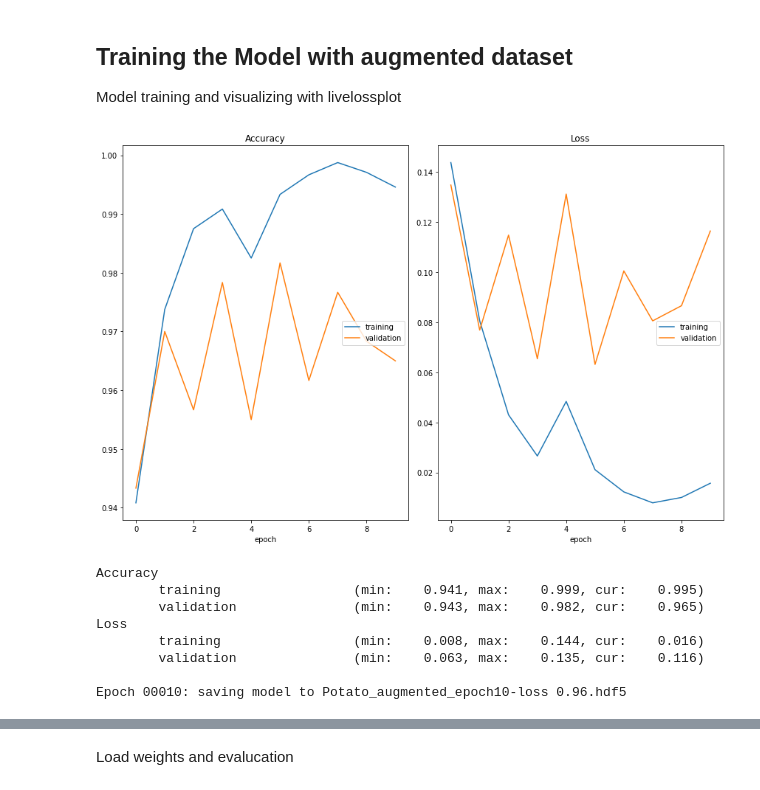
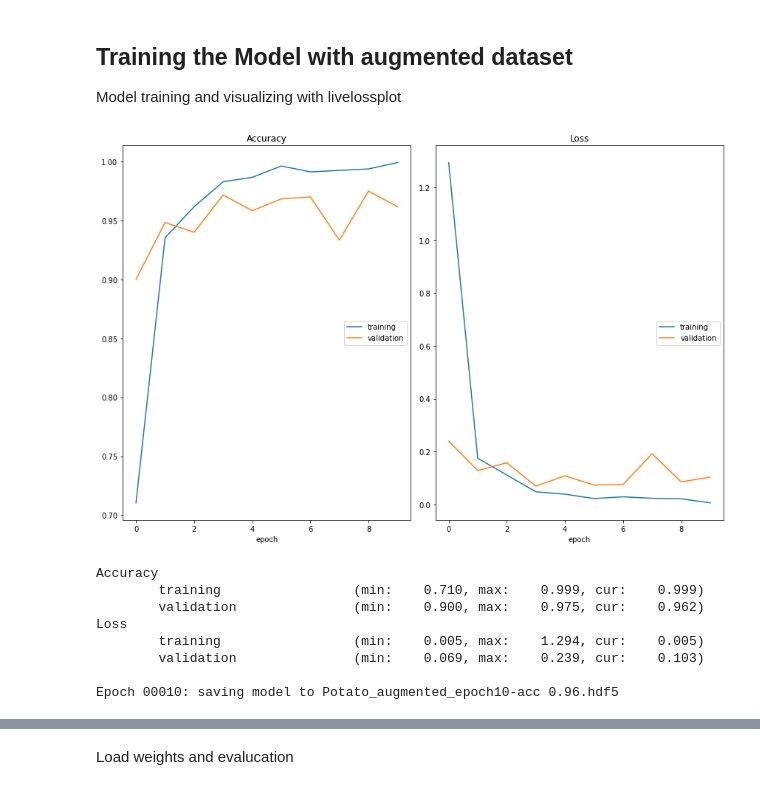
Before and after one commit to sayan0506/Agriculture-project-notes-and-references, a Jupyter notebook: Potato_Leaf_Classifer.ipynb, the cells around one changed output, grey strips where cells are left out. Drawn from its saved outputs; the diff is of its cells as text; code cells hidden in the pictures.

```diff
--- a/Potato_Leaf_Classifer.ipynb
+++ b/Potato_Leaf_Classifer.ipynb
@@ -757,7 +757,7 @@ config = wandb.config # will be used to configure the experiment
 keras.backend.clear_session()
 
 # defining the optimizer
-optimizer = Adam(lr = 0.001)
+optimizer = Adam(config.learning_rate)
 model.compile(optimizer=optimizer, loss = loss_fn, metrics = ['acc'])
 # %% [output]
 Tracking run with wandb version 0.10.23
@@ -816,9 +815,14 @@ Epoch 4/10
 # %% [markdown]
 Load weights of best model and evaluate
 # %%
-weights_file_org = '/content/Potato_original_epoch09-acc 1.00.hdf5'
-model.load_weights(weights_file_org)
-evaluate_org = model.evaluate(x_test_original, y_test_original)
+#weights_file_org = '/content/Potato_original_epoch09-acc 1.00.hdf5'
+#model.load_weights(weights_file_org)
+loss_org, acc_org = model.evaluate(x_test_original, y_test_original)
 print('Model evaluation trained on original dataset\n')
-print(f'Original Test Loss: {evaluate_org[0]}, Accuracy: {evaluate_org[1]}')
+print(f'Original Test Loss: {loss_org}, Accuracy: {acc_org}')
+
+# wandb.log test analysis
+wandb.log({'Test error original set': round((1 - acc_org) * 100, 2)})
+
+run.join()
 # %% [output]
@@ -838,14 +842,17 @@ keras.backend.clear_session()
 model.load_weights('model_initial.h5')
 # %%
 history_augmented = model.fit(x = x_train_augmented, y = y_train_augmented, batch_size=batch_size, epochs = epochs, verbose = 1,
-        validation_data=(x_test_augmented, y_test_augmented), callbacks = [PlotLossesKeras(), mc_augmented, WandbCallback()])
+        validation_data=(x_test_augmented, y_test_augmented), callbacks = [PlotLossesKeras(), mc_augmented, WandbCallback(data_type='image',
+                                                                                       training_data = (x_train_augmented, y_train_augmented),
+                                                                                       validation_data = (x_test_augmented, y_test_augmented),
+                                                                                       labels = potato_classifiers)])
 # %% [output]
-[figure, old version]
+[figure, new version]
 Accuracy
-        training                 (min:    0.941, max:    0.999, cur:    0.995)
-        validation               (min:    0.943, max:    0.982, cur:    0.965)
+        training                 (min:    0.710, max:    0.999, cur:    0.999)
+        validation               (min:    0.900, max:    0.975, cur:    0.962)
 Loss
-        training                 (min:    0.008, max:    0.144, cur:    0.016)
-        validation               (min:    0.063, max:    0.135, cur:    0.116)
+        training                 (min:    0.005, max:    1.294, cur:    0.005)
+        validation               (min:    0.069, max:    0.239, cur:    0.103)
 
-Epoch 00010: saving model to Potato_augmented_epoch10-loss 0.96.hdf5
+Epoch 00010: saving model to Potato_augmented_epoch10-acc 0.96.hdf5
```
Also changed, not shown: parts of 5 cells of this notebook.
